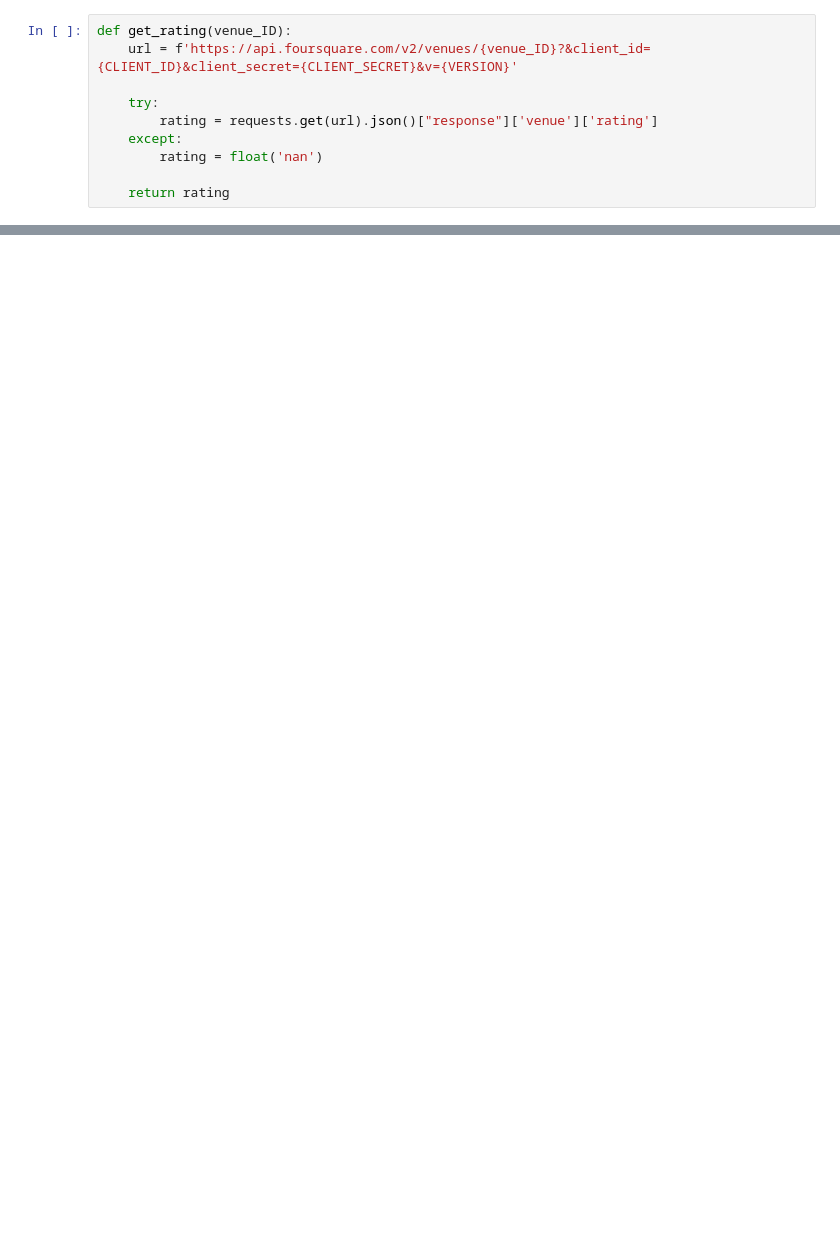
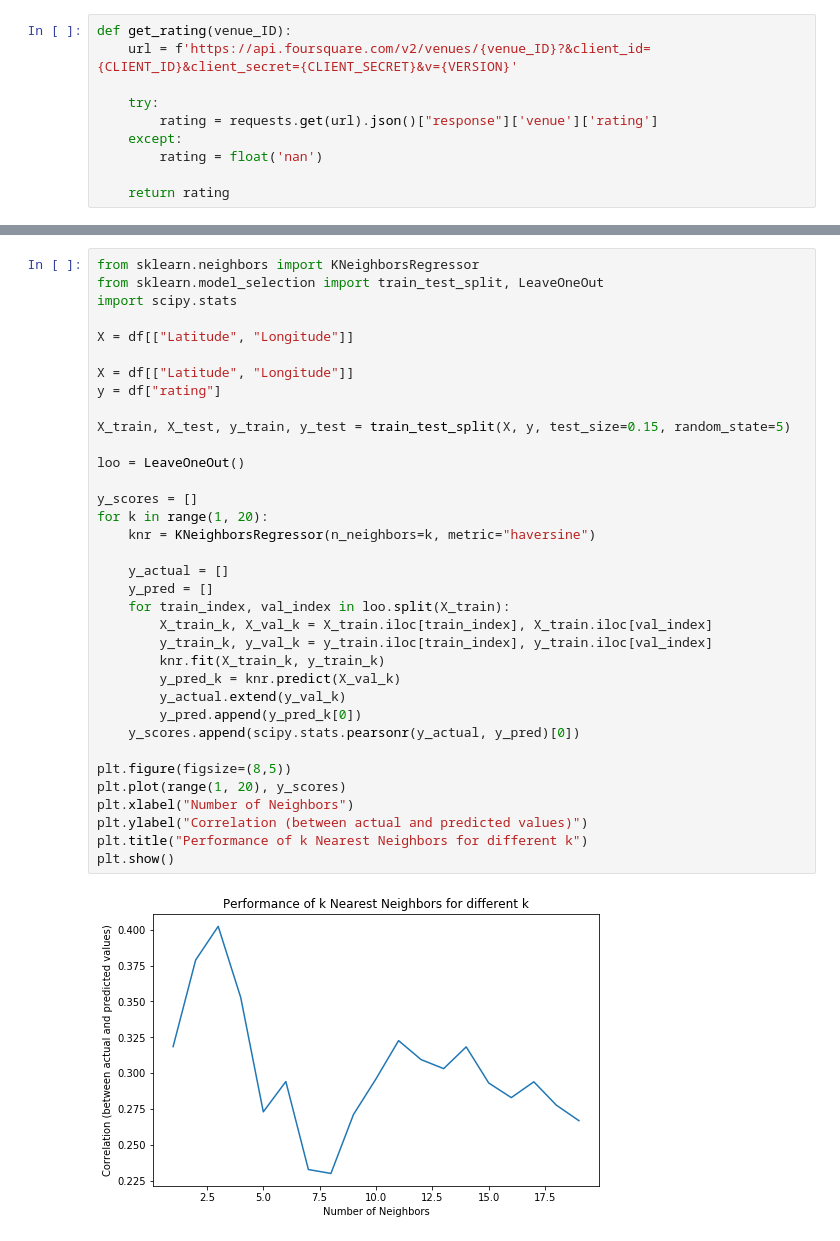
Before and after one commit to timctran/Coursera_Capstone, a Jupyter notebook: coursera_capstone_week4and5.ipynb, the cells around one changed output, grey strips where cells are left out. Saved outputs shown, nothing was run; the diff lists cells and outputs as text; blank space fills up the shorter version.

```diff
--- a/coursera_capstone_week4and5.ipynb
+++ b/coursera_capstone_week4and5.ipynb
@@ -133,0 +194,37 @@ plt.show()
+# %%
+from sklearn.neighbors import KNeighborsRegressor
+from sklearn.model_selection import train_test_split, LeaveOneOut
+import scipy.stats
+
+X = df[["Latitude", "Longitude"]]
+
+X = df[["Latitude", "Longitude"]]
+y = df["rating"]
+
+X_train, X_test, y_train, y_test = train_test_split(X, y, test_size=0.15, random_state=5)
+
+loo = LeaveOneOut()
+
+y_scores = []
+for k in range(1, 20):
+    knr = KNeighborsRegressor(n_neighbors=k, metric="haversine")
+
+    y_actual = []
+    y_pred = []
+    for train_index, val_index in loo.split(X_train):
+        X_train_k, X_val_k = X_train.iloc[train_index], X_train.iloc[val_index]
+        y_train_k, y_val_k = y_train.iloc[train_index], y_train.iloc[val_index]
+        knr.fit(X_train_k, y_train_k)
+        y_pred_k = knr.predict(X_val_k)
+        y_actual.extend(y_val_k)
+        y_pred.append(y_pred_k[0])
+    y_scores.append(scipy.stats.pearsonr(y_actual, y_pred)[0])
+
+plt.figure(figsize=(8,5))
+plt.plot(range(1, 20), y_scores)
+plt.xlabel("Number of Neighbors")
+plt.ylabel("Correlation (between actual and predicted values)")
+plt.title("Performance of k Nearest Neighbors for different k")
+plt.show()
+# %% [output]
+[figure, added]
```
Also changed, not shown: parts of 19 cells of this notebook, 8 other files.
